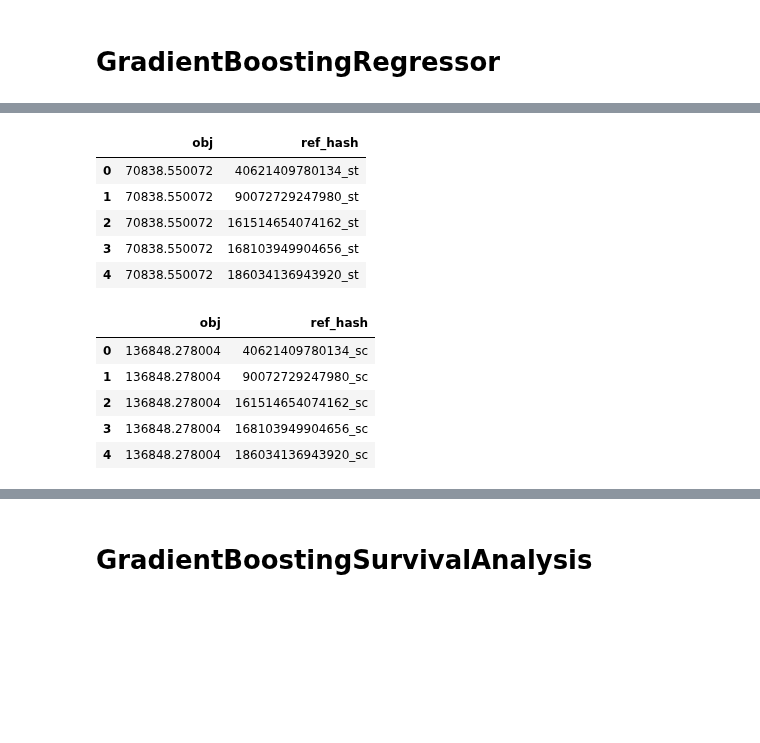
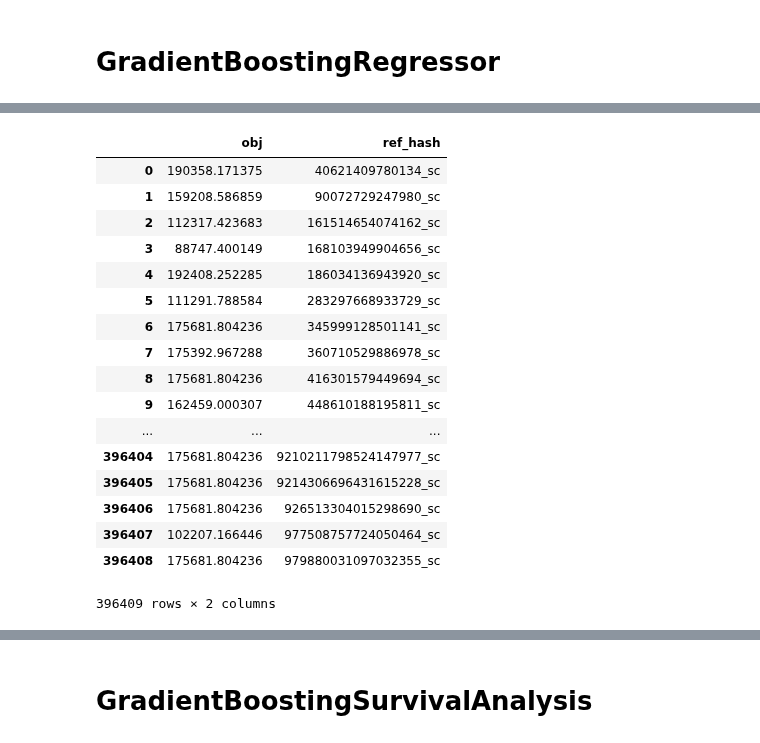
Before and after one commit to alepenaa94/Datos_2019_tp2, a Jupyter notebook: Algoritmos_ML/Algoritmos.ipynb, the cells around one changed output, grey strips where cells are left out. Cells and saved outputs as stored; diff of their text form; code cells hidden in the pictures; blank space fills up the shorter version.

```diff
--- a/Algoritmos_ML/Algoritmos.ipynb
+++ b/Algoritmos_ML/Algoritmos.ipynb
@@ -202,12 +206,3 @@ df1['ref_hash'] =  (features_por_ventana[4].sort_values(by='device_id',ascending
 df1.columns=['obj','ref_hash']
 df1['ref_hash'] = df1['ref_hash'].astype('object')
 df1['ref_hash'] = [str(int(item))+'_st' for item in df1['ref_hash']]
-# %%
-df1.head()
-# %% [output]
-|  | obj | ref_hash |
-| 0 | 70838.550072 | 40621409780134_st |
-| 1 | 70838.550072 | 90072729247980_st |
-| 2 | 70838.550072 | 161514654074162_st |
-| 3 | 70838.550072 | 168103949904656_st |
-| 4 | 70838.550072 | 186034136943920_st |
@@ -217,12 +214,3 @@ df2['ref_hash'] =  (features_por_ventana[4].sort_values(by='device_id',ascending
 df2.columns=['obj','ref_hash']
 df2['ref_hash'] = df2['ref_hash'].astype('object')
 df2['ref_hash'] = [str(int(item))+'_sc' for item in df2['ref_hash']]
-# %%
-df2.head()
-# %% [output]
-|  | obj | ref_hash |
-| 0 | 136848.278004 | 40621409780134_sc |
-| 1 | 136848.278004 | 90072729247980_sc |
-| 2 | 136848.278004 | 161514654074162_sc |
-| 3 | 136848.278004 | 168103949904656_sc |
-| 4 | 136848.278004 | 186034136943920_sc |
@@ -229,3 +219,24 @@ df2.head()
+# %%
+df2.set_index('ref_hash')
+# %% [output]
+|  | obj | ref_hash |
+| 0 | 190358.171375 | 40621409780134_sc |
+| 1 | 159208.586859 | 90072729247980_sc |
+| 2 | 112317.423683 | 161514654074162_sc |
+| 3 | 88747.400149 | 168103949904656_sc |
+| 4 | 192408.252285 | 186034136943920_sc |
+| 5 | 111291.788584 | 283297668933729_sc |
+| 6 | 175681.804236 | 345999128501141_sc |
+| 7 | 175392.967288 | 360710529886978_sc |
+| 8 | 175681.804236 | 416301579449694_sc |
+| 9 | 162459.000307 | 448610188195811_sc |
+| ... | ... | ... |
+| 396404 | 175681.804236 | 9210211798524147977_sc |
+| 396405 | 175681.804236 | 9214306696431615228_sc |
+| 396406 | 175681.804236 | 926513304015298690_sc |
+| 396407 | 102207.166446 | 977508757724050464_sc |
+| 396408 | 175681.804236 | 979880031097032355_sc |
+396409 rows × 2 columns
 # %%
 #--> revisar
 pd.merge(df1,df2,on='ref_hash',how='outer').head()
```
Also changed, not shown: parts of 16 cells of this notebook, 2 other files.
